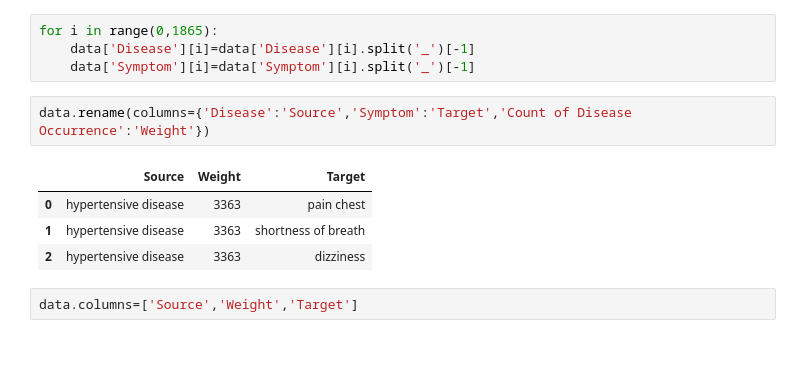
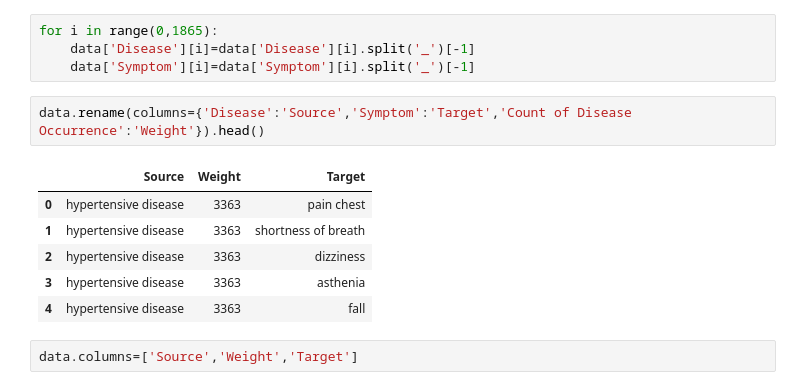
Before and after one commit to ApoorvaCh/Disease-Prediction, a Jupyter notebook: data_analysis.ipynb, the cells around one changed output. Saved outputs shown, nothing was run; the diff lists cells and outputs as text; blank space fills up the shorter version.

```diff
--- a/data_analysis.ipynb
+++ b/data_analysis.ipynb
@@ -33,12 +44,14 @@ for i in range(0,1865):
     data['Disease'][i]=data['Disease'][i].split('_')[-1]
     data['Symptom'][i]=data['Symptom'][i].split('_')[-1]
 # %%
-data.rename(columns={'Disease':'Source','Symptom':'Target','Count of Disease Occurrence':'Weight'})
+data.rename(columns={'Disease':'Source','Symptom':'Target','Count of Disease Occurrence':'Weight'}).head()
 # %% [output]
 |  | Source | Weight | Target |
 | 0 | hypertensive disease | 3363 | pain chest |
 | 1 | hypertensive disease | 3363 | shortness of breath |
 | 2 | hypertensive disease | 3363 | dizziness |
+| 3 | hypertensive disease | 3363 | asthenia |
+| 4 | hypertensive disease | 3363 | fall |
 # %%
 data.columns=['Source','Weight','Target']
 # %%
```
Also changed, not shown: parts of 8 cells of this notebook.
